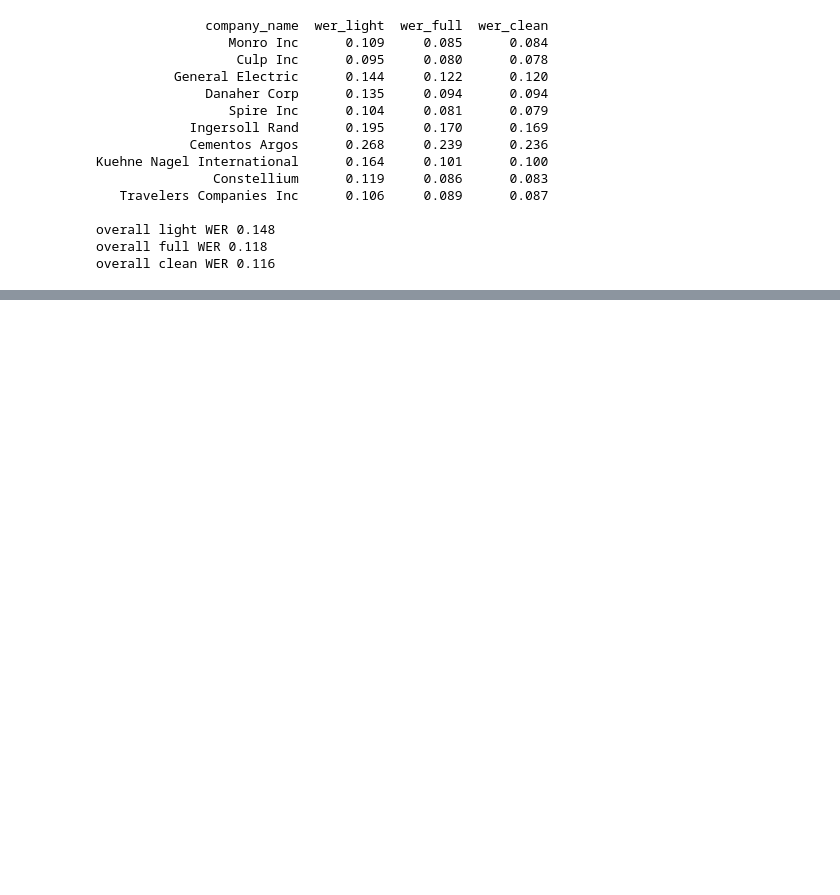
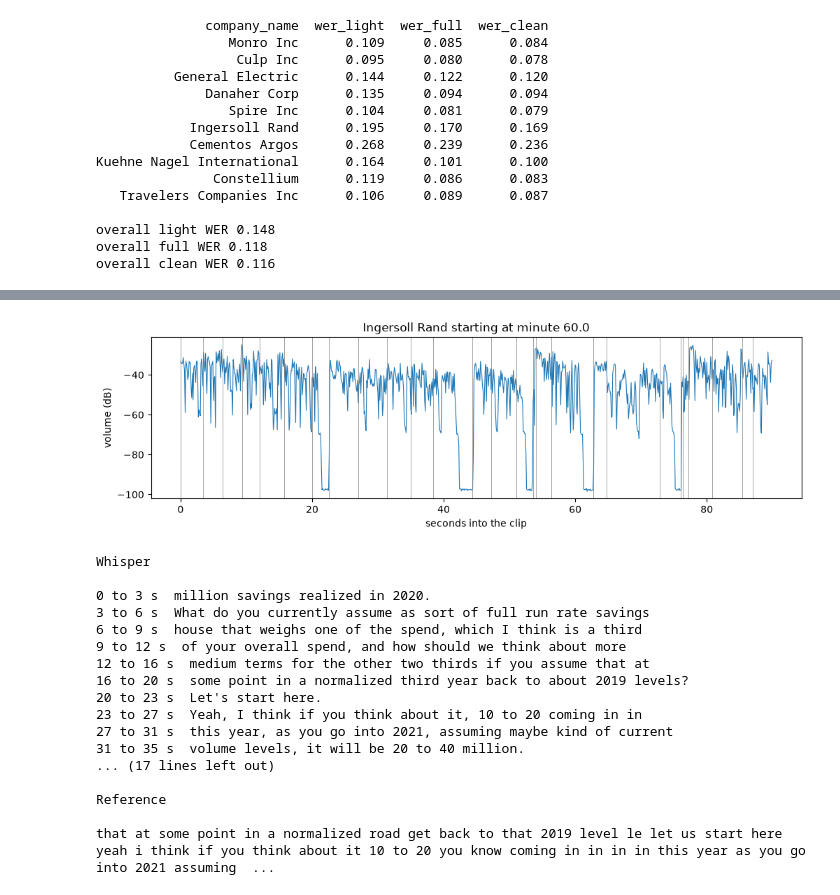
Before and after one commit to ifoslien/asr-caption-error-analysis, a Jupyter notebook: explore_earnings21.ipynb, the cells around one changed output, grey strips where cells are left out. Saved outputs shown, nothing was run; the diff lists cells and outputs as text; code cells hidden in the pictures; blank space fills up the shorter version.

```diff
--- a/explore_earnings21.ipynb
+++ b/explore_earnings21.ipynb
@@ -396,0 +511,69 @@ overall clean WER 0.116
+# %%
+import matplotlib.pyplot as plt
+
+# plot the volume of a window, transcribe it with timestamps and print the matching reference text
+def inspect_window(company, phrase, seconds=90):
+    row = df[df["company_name"] == company].iloc[0]
+    words = row["ref_clean"].split()
+    target = phrase.split()
+    pos = next(i for i in range(len(words)) if words[i:i + len(target)] == target)
+
+    center = pos / len(words) * row["audio_minutes"] * 60
+    start_sec = max(0, center - seconds / 2)
+
+    idx = list(ds["company_name"]).index(company)
+    with open("call.wav", "wb") as f:
+        f.write(ds_raw[idx]["audio"]["bytes"])
+    audio = whisper.load_audio("call.wav")
+    clip = audio[int(start_sec * 16000):int((start_sec + seconds) * 16000)]
+
+    # volume in decibels for every tenth of a second
+    frames = clip[:len(clip) // 1600 * 1600].reshape(-1, 1600)
+    volume = 20 * np.log10(np.sqrt((frames ** 2).mean(axis=1)) + 1e-9)
+    times = np.arange(len(volume)) / 10
+
+    result = model.transcribe(clip, fp16=False)
+
+    plt.figure(figsize=(12, 3))
+    plt.plot(times, volume, linewidth=0.8)
+    for seg in result["segments"]:
+        plt.axvline(seg["start"], color="gray", linewidth=0.5)
+    plt.xlabel("seconds into the clip")
+    plt.ylabel("volume (dB)")
+    plt.title(company + " starting at minute " + str(round(start_sec / 60, 1)))
+    plt.show()
+
+    print("Whisper")
+    print()
+    for seg in result["segments"]:
+        print(round(seg["start"]), "to", round(seg["end"]), "s", seg["text"])
+    print()
+
+    # the reference window is wider since the position estimate can be off
+    words_per_sec = len(words) / (row["audio_minutes"] * 60)
+    first = max(0, int((start_sec - 30) * words_per_sec))
+    last = int((start_sec + seconds + 30) * words_per_sec)
+    print("Reference")
+    print()
+    print(" ".join(words[first:last]))
+
+inspect_window("Ingersoll Rand", "bolt on in pst")
+# %% [output]
+[figure, added]
+Whisper
+
+0 to 3 s  million savings realized in 2020.
+3 to 6 s  What do you currently assume as sort of full run rate savings
+6 to 9 s  house that weighs one of the spend, which I think is a third
+9 to 12 s  of your overall spend, and how should we think about more
+12 to 16 s  medium terms for the other two thirds if you assume that at
+16 to 20 s  some point in a normalized third year back to about 2019 levels?
+20 to 23 s  Let's start here.
+23 to 27 s  Yeah, I think if you think about it, 10 to 20 coming in in
+27 to 31 s  this year, as you go into 2021, assuming maybe kind of current
+31 to 35 s  volume levels, it will be 20 to 40 million.
+... (17 lines left out)
+
+Reference
+
+that at some point in a normalized road get back to that 2019 level le let us start here yeah i think if you think about it 10 to 20 you know coming in in in in this year as you go into 2021 assuming  ...
```
Also changed, not shown: parts of 11 cells of this notebook.
